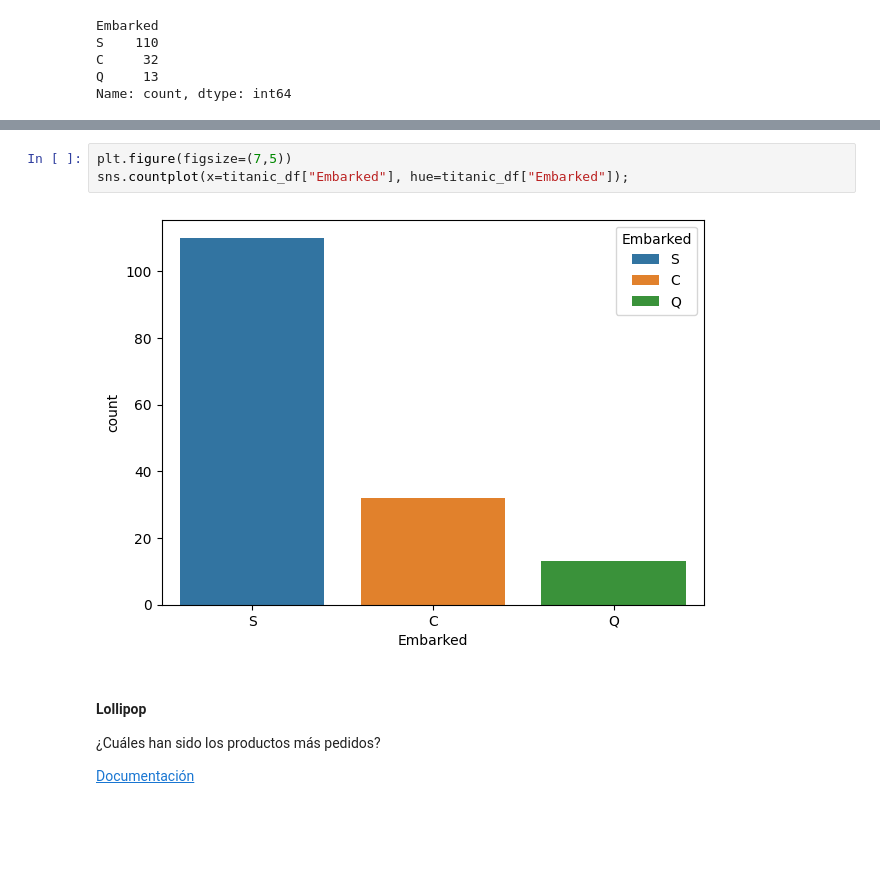
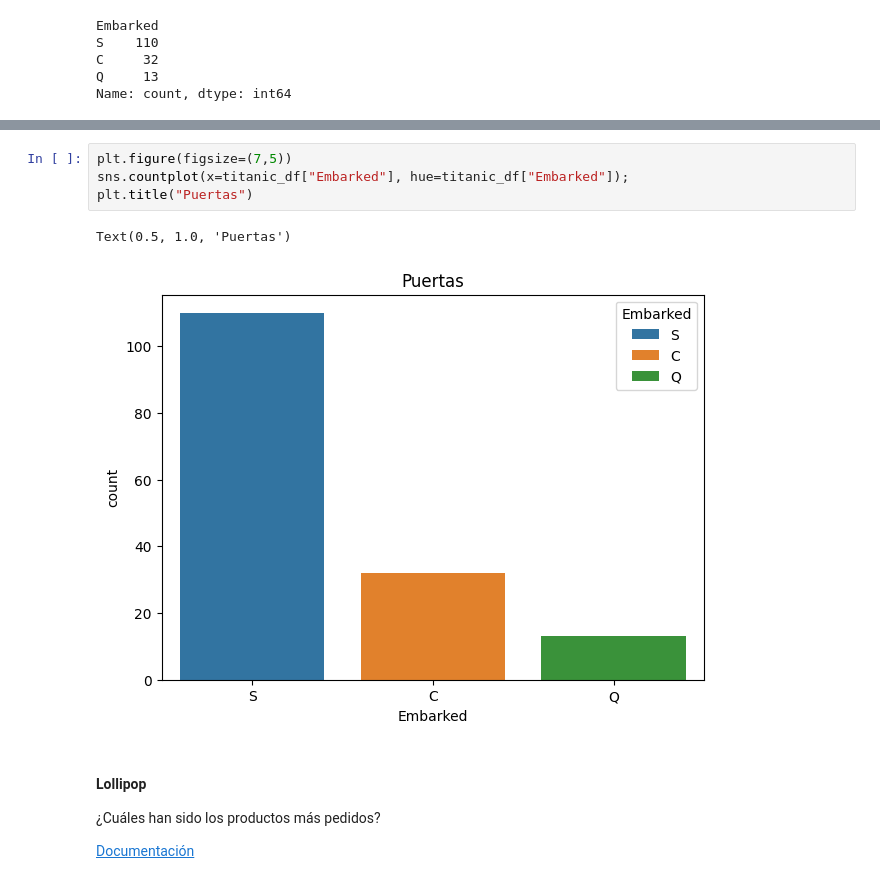
Before and after one commit to diego-dng/1026_DS_VITORIA-GASTEIZ, a Jupyter notebook: 2-Data_analysis/4-Visualización/2-Seaborn/Teoria/EDA_Seaborn.ipynb, the cells around one changed output, grey strips where cells are left out. Saved outputs shown, nothing was run; the diff lists cells and outputs as text; blank space fills up the shorter version.

```diff
--- a/2-Data_analysis/4-Visualización/2-Seaborn/Teoria/EDA_Seaborn.ipynb
+++ b/2-Data_analysis/4-Visualización/2-Seaborn/Teoria/EDA_Seaborn.ipynb
@@ -287,8 +294,10 @@ titanic_df.head()
 # %%
 plt.figure(figsize=(7,5))
 sns.countplot(x=titanic_df["Embarked"], hue=titanic_df["Embarked"]);
+plt.title("Puertas")
 # %% [output]
+Text(0.5, 1.0, 'Puertas')
-[figure, old version]
+[figure, new version]
 # %% [markdown]
 #### Lollipop
 
```
Also changed, not shown: parts of 5 cells of this notebook, 38 other files.
